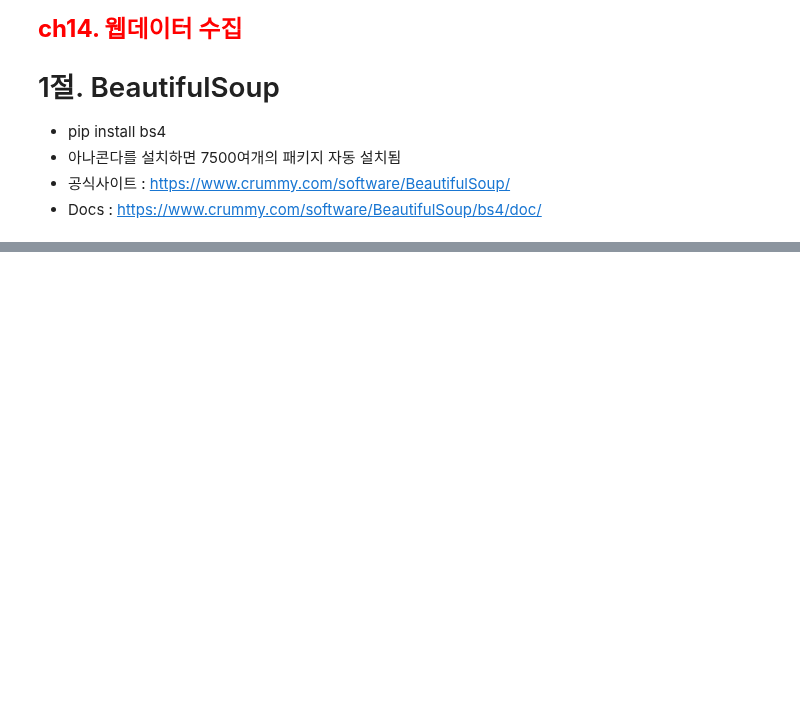
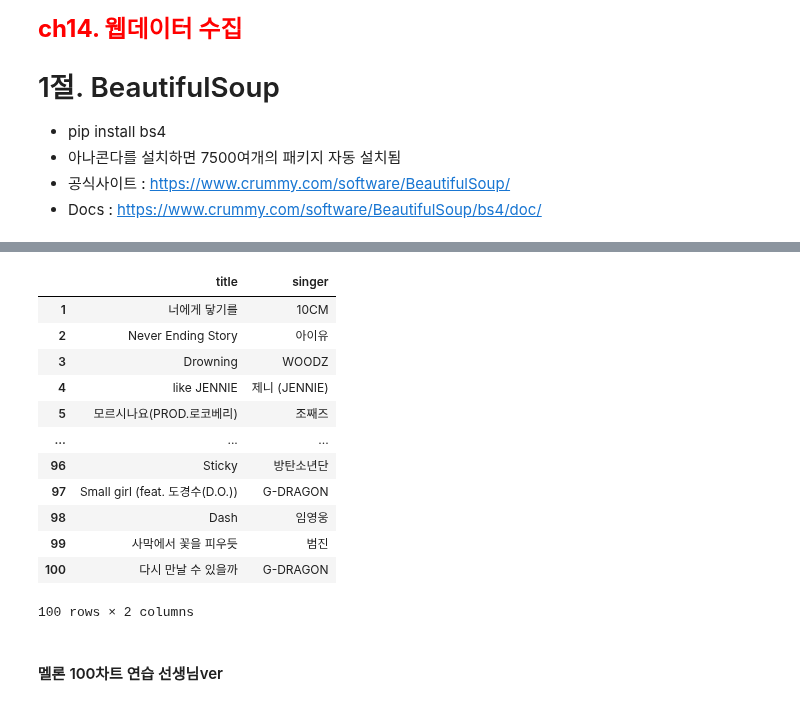
Before and after one commit to k-j-hyun/ai_x, a Jupyter notebook: source/01_python/ch14_웹데이터수집1_정적_공공api.ipynb, the cells around one changed output, grey strips where cells are left out. Saved outputs shown, nothing was run; the diff lists cells and outputs as text; code cells hidden in the pictures; blank space fills up the shorter version.

```diff
--- a/source/01_python/ch14_웹데이터수집1_정적_공공api.ipynb
+++ b/source/01_python/ch14_웹데이터수집1_정적_공공api.ipynb
@@ -23,0 +692,8 @@ table.dataframe{font-size:12px;}
+# %%
+# 방법1
+import requests
+from bs4 import BeautifulSoup
+url = 'https://www.melon.com/chart/'
+
+melonpage = requests.get(url)
+melonpage
@@ -23,0 +710,18 @@ table.dataframe{font-size:12px;}
+# %%
+# User-Agent 추가
+headers = {'user-agent':'Mozilla/5.0 (Windows NT 10.0; Win64; x64) AppleWebKit/537.36 (KHTML, like Gecko) Chrome/136.0.0.0 Safari/537.36'}
+# 방법2
+request = Request(url, headers=headers)
+melonpage = urlopen(request)
+
+# 방법1
+melonpage = requests.get(url, headers=headers)
+soup = BeautifulSoup(melonpage.text, # melonpage.content
+                    "html.parser")
+# soup
+# %%
+# 멜론 순위, 노래 제목, 가수, 좋아요
+rank1 = [r.text for r in soup.select('div.wrap.t_center > span.rank')][1:]
+title1 = [t.text for t in soup.select('div.wrap_song_info > div.ellipsis.rank01 > span > a')]
+singer1 = [s.text for s in soup.select('div.wrap_song_info > div.ellipsis.rank02 > a')]
+print(rank1, title1, singer1)
@@ -23,0 +730,8 @@ table.dataframe{font-size:12px;}
+# %%
+result = []
+for idx in range(len(title1)):
+    rank = rank1[idx]
+    title2 = title1[idx]
+    singer = singer1[idx]
+    print(f"{rank} : {title2} - {singer}")
+    result.append([idx + 1, rank, title2, singer])
@@ -23,0 +756,22 @@ table.dataframe{font-size:12px;}
+# %%
+import pandas as pd
+parsed_result = [[item[2], item[3]] for item in result]
+
+df = pd.DataFrame(parsed_result, columns=['title', 'singer'], index=range(1, len(parsed_result) + 1))
+df
+# %% [output]
+|  | title | singer |
+| 1 | 너에게 닿기를 | 10CM |
+| 2 | Never Ending Story | 아이유 |
+| 3 | Drowning | WOODZ |
+| 4 | like JENNIE | 제니 (JENNIE) |
+| 5 | 모르시나요(PROD.로코베리) | 조째즈 |
+| ... | ... | ... |
+| 96 | Sticky | 방탄소년단 |
+| 97 | Small girl (feat. 도경수(D.O.)) | G-DRAGON |
+| 98 | Dash | 임영웅 |
+| 99 | 사막에서 꽃을 피우듯 | 범진 |
+| 100 | 다시 만날 수 있을까 | G-DRAGON |
+100 rows × 2 columns
+# %% [markdown]
+#### 멜론 100차트 연습 선생님ver
```
Also changed, not shown: parts of 69 cells of this notebook, 21 other files.
